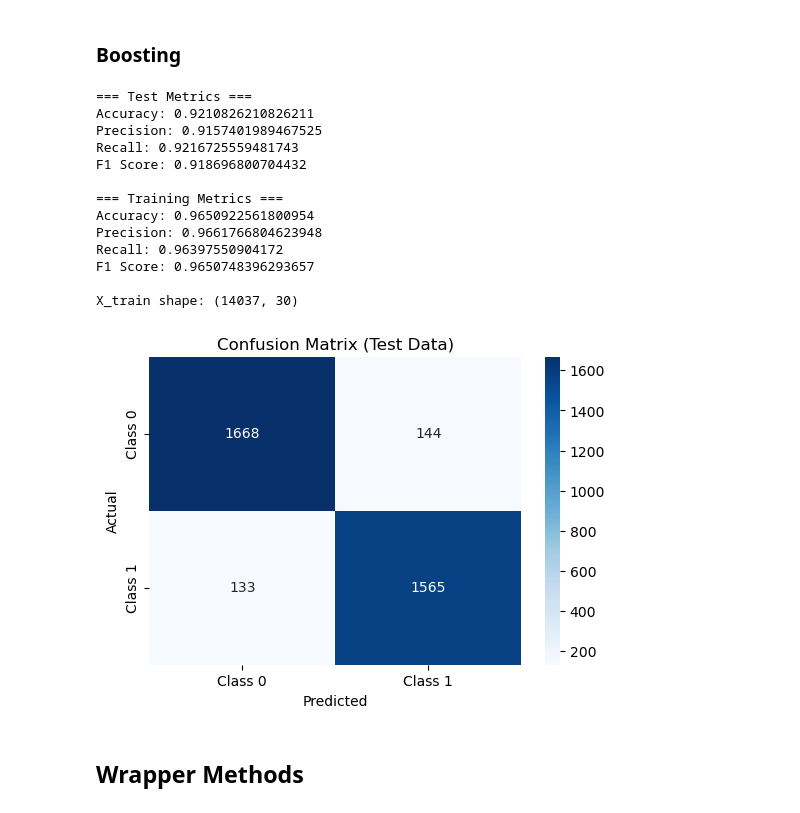
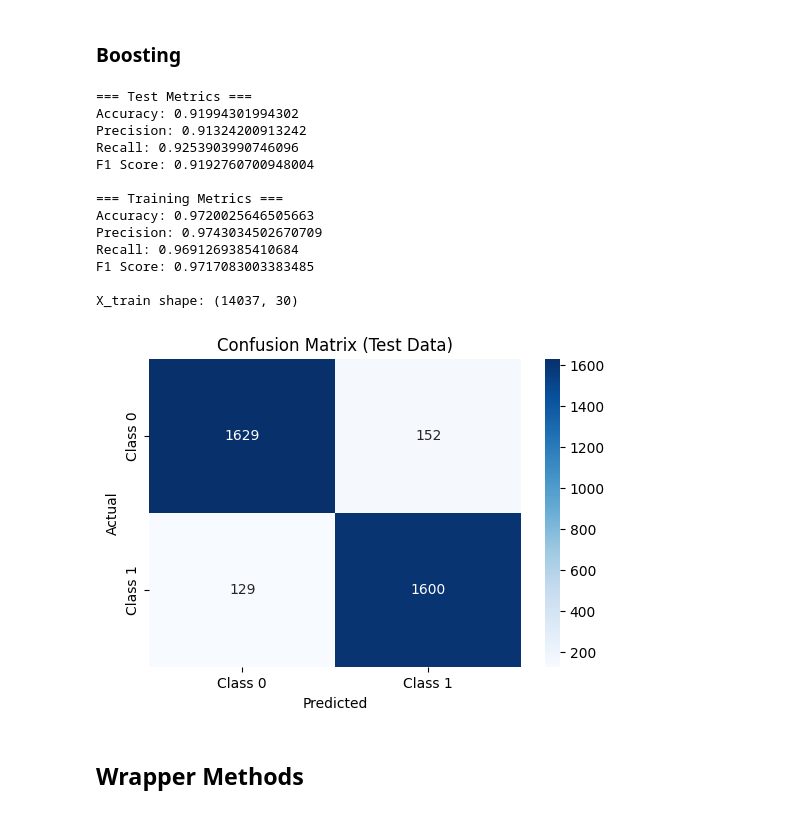
Before and after one commit to malangadan/Challengers, a Jupyter notebook: Challengers.ipynb, the cells around one changed output. Drawn from its saved outputs; the diff is of its cells as text; code cells hidden in the pictures.

```diff
--- a/Challengers.ipynb
+++ b/Challengers.ipynb
@@ -349,7 +392,7 @@ X_train shape: (14037, 30)
 # %%
 from sklearn.ensemble import AdaBoostClassifier
 # Use logistic model
-boosting_clf = AdaBoostClassifier(estimator=clf, n_estimators=100, algorithm="SAMME", random_state=0)
+boosting_clf = AdaBoostClassifier(estimator=clf, n_estimators=100, random_state=0)
 # Train
 boosting_clf.fit(X_train, y_train)
 # Predict
@@ -490,29 +510,29 @@ X_train shape: (14037, 30)
 ### Boosting
 # %%
 # Use decision tree model
-boosting_clf = AdaBoostClassifier(estimator=clf, n_estimators=100, algorithm="SAMME", random_state=0)
+boosting_clf = AdaBoostClassifier(estimator=clf, n_estimators=100, random_state=0)
 # Train
 boosting_clf.fit(X_train, y_train)
 # Predict
 y_pred_train = boosting_clf.predict(X_train)
 y_pred_test = boosting_clf.predict(X_test)
 # Evaluate
 evaluate_model(y_pred_test, y_pred_train)
 # %% [output]
 === Test Metrics ===
-Accuracy: 0.9210826210826211
-Precision: 0.9157401989467525
-Recall: 0.9216725559481743
-F1 Score: 0.918696800704432
+Accuracy: 0.91994301994302
+Precision: 0.91324200913242
+Recall: 0.9253903990746096
+F1 Score: 0.9192760700948004
 
 === Training Metrics ===
-Accuracy: 0.9650922561800954
-Precision: 0.9661766804623948
-Recall: 0.96397550904172
-F1 Score: 0.9650748396293657
+Accuracy: 0.9720025646505663
+Precision: 0.9743034502670709
+Recall: 0.9691269385410684
+F1 Score: 0.9717083003383485
 
 X_train shape: (14037, 30)
-[figure, old version]
+[figure, new version]
 # %% [markdown]
 ## Wrapper Methods
 # %%
```
Also changed, not shown: parts of 39 cells of this notebook.
